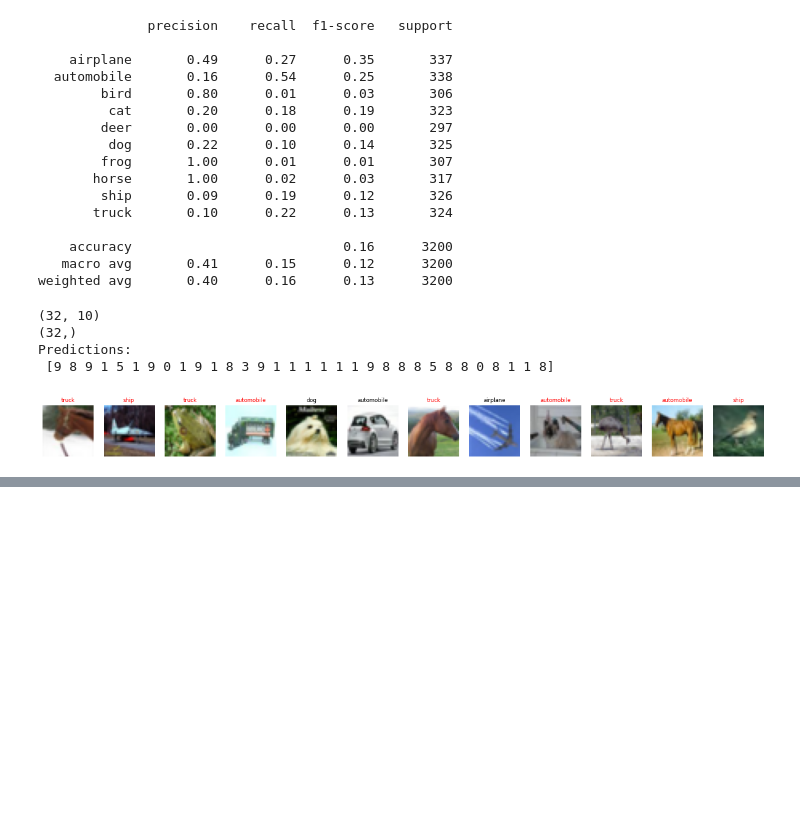
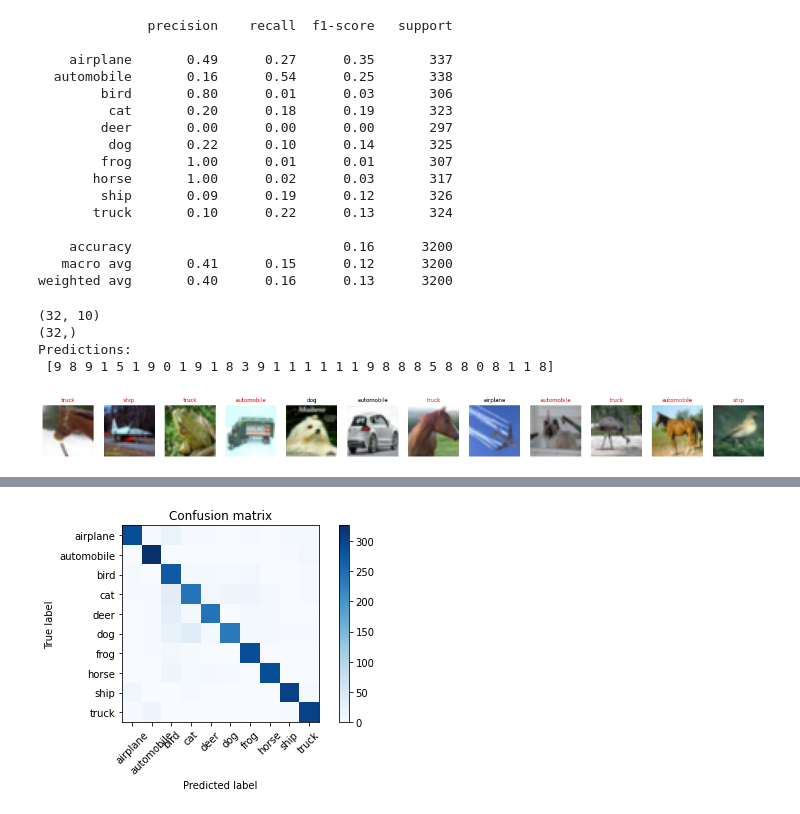
Before and after one commit to davidnol/CE6003, a Jupyter notebook: CE6003_Etivity_assignment2_David_Nolan_20146744.ipynb, the cells around one changed output, grey strips where cells are left out. Drawn from its saved outputs; the diff is of its cells as text; code cells hidden in the pictures; blank space fills up the shorter version.

```diff
--- a/CE6003_Etivity_assignment2_David_Nolan_20146744.ipynb
+++ b/CE6003_Etivity_assignment2_David_Nolan_20146744.ipynb
@@ -972,0 +1261,29 @@ Predictions:
+# %%
+n_test = 100 # number of batches to use
+store_predictions = []
+store_labels = []
+for image_batch,label_batch in test_dataset.take(n_test):
+    predictions = model.predict_on_batch(image_batch)
+    predictions = tf.math.argmax(predictions,axis=1)
+    store_predictions.append(predictions)
+    store_labels.append(label_batch)
+y_pred = np.squeeze(np.reshape(store_predictions,(1,n_test*batch_size)))
+y_true = np.squeeze(np.reshape(store_labels,(1,n_test*batch_size)))
+# %%
+#https://scikit-learn.org/0.16/auto_examples/model_selection/plot_confusion_matrix.html
+from sklearn.metrics import confusion_matrix
+cm = confusion_matrix(y_true, y_pred)
+def plot_confusion_matrix(cm, title='Confusion matrix', cmap=plt.cm.Blues):
+    plt.imshow(cm, interpolation='nearest', cmap=cmap)
+    plt.title(title)
+    plt.colorbar()
+    tick_marks = np.arange(len(label_str))
+    plt.xticks(tick_marks, label_str, rotation=45)
+    plt.yticks(tick_marks, label_str)
+    plt.tight_layout()
+    plt.ylabel('True label')
+    plt.xlabel('Predicted label')
+
+plot_confusion_matrix(cm)
+# %% [output]
+[figure, added]
```
Also changed, not shown: parts of 21 cells of this notebook.
